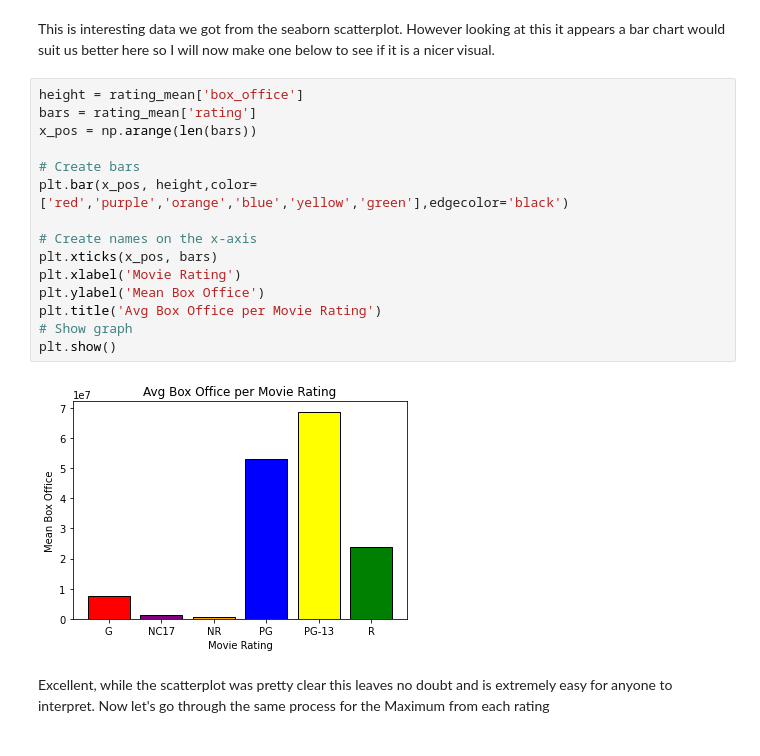
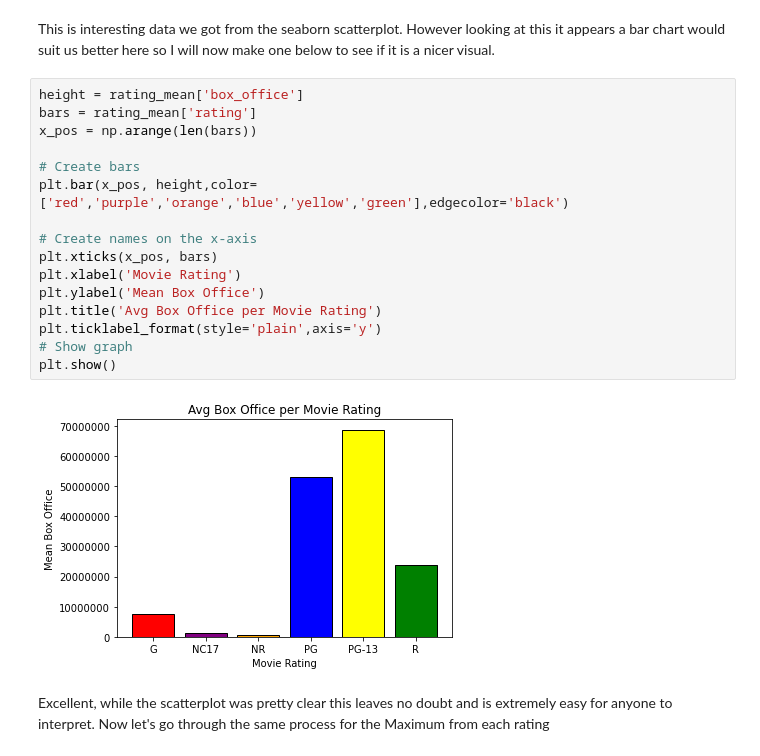
Before and after one commit to meowkaiser/STRONGEST_Project1, a Jupyter notebook: Final_notebook.ipynb, the cells around one changed output. Drawn from its saved outputs; the diff is of its cells as text.

```diff
--- a/Final_notebook.ipynb
+++ b/Final_notebook.ipynb
@@ -916,20 +917,21 @@ This is interesting data we got from the seaborn scatterplot. However looking at
 # %%
 height = rating_mean['box_office']
 bars = rating_mean['rating']
 x_pos = np.arange(len(bars))
 
 # Create bars
 plt.bar(x_pos, height,color=['red','purple','orange','blue','yellow','green'],edgecolor='black')
 
 # Create names on the x-axis
 plt.xticks(x_pos, bars)
 plt.xlabel('Movie Rating')
 plt.ylabel('Mean Box Office')
 plt.title('Avg Box Office per Movie Rating')
+plt.ticklabel_format(style='plain',axis='y')
 # Show graph
 plt.show()
 # %% [output]
-[figure, old version]
+[figure, new version]
 # %% [markdown]
 Excellent, while the scatterplot was pretty clear this leaves no doubt and is extremely easy for anyone to interpret. Now let's go through the same process for the Maximum from each rating
 # %%
```
Also changed, not shown: parts of 7 cells of this notebook.
